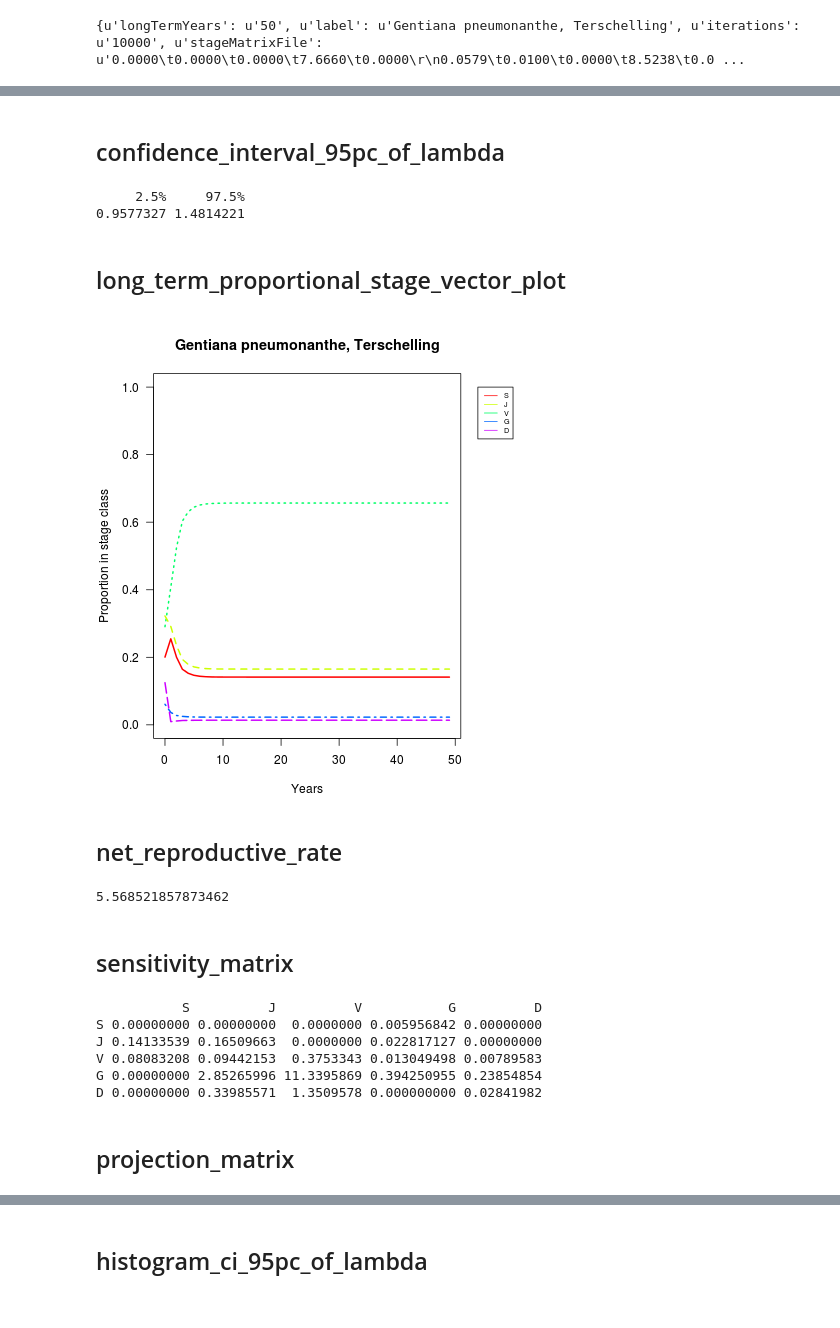
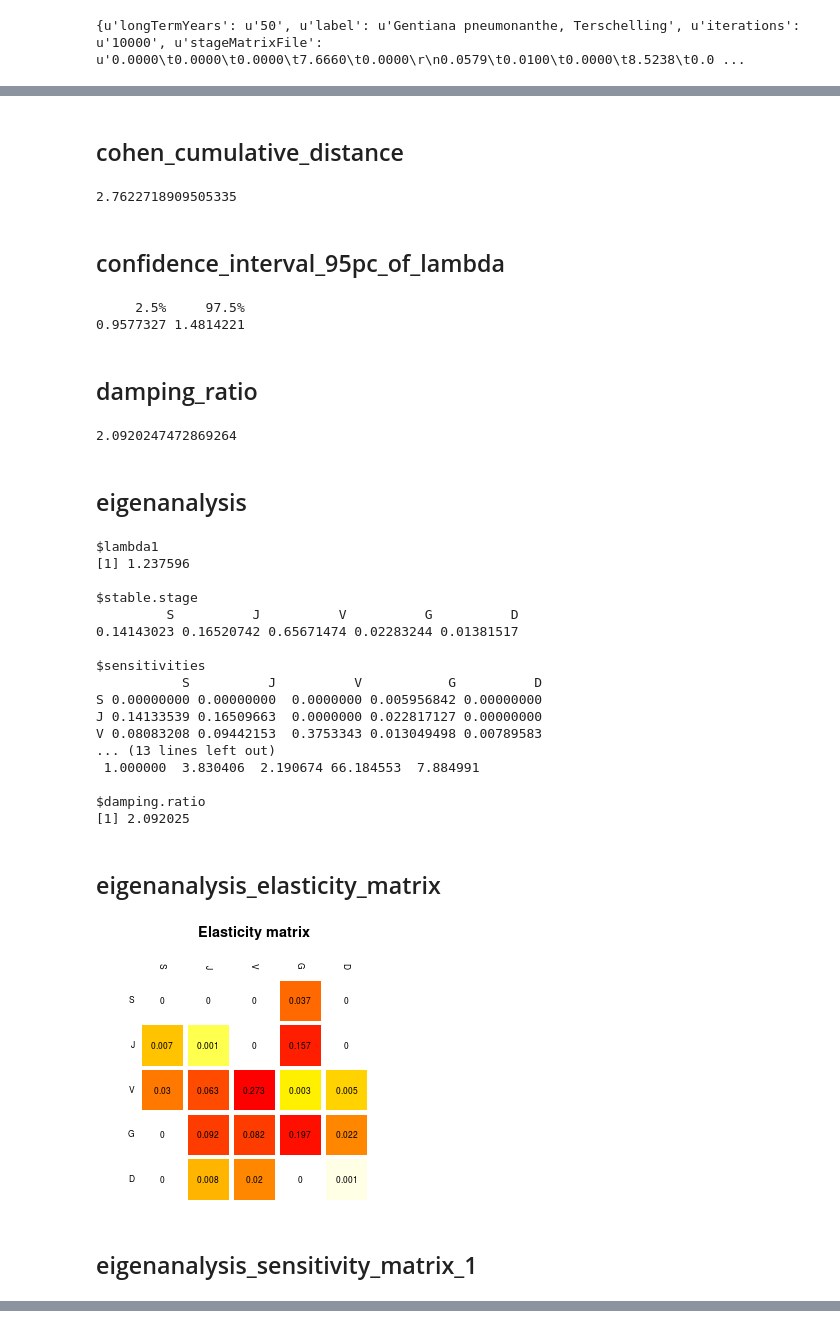
Before and after one commit to myGrid/DataHackLeiden, a Jupyter notebook: Player_example.ipynb, the cells around one changed output, grey strips where cells are left out. Saved outputs shown, nothing was run; the diff lists cells and outputs as text; code cells hidden in the pictures.

```diff
--- a/Player_example.ipynb
+++ b/Player_example.ipynb
@@ -65,27 +65,40 @@ r = w.run('Example notebook run', {})
 import imghdr
 from IPython.display import *
 # %%
-for k in r.outputs:
+for k in sorted(r.outputs):
     v = r.outputs[k]
     display_html(HTML('<h2>' + k + '</h2>'))
     guess = imghdr.what('', v)
     if guess == 'png':
         display_png(Image(v))
     else:
         print v
 # %% [output]
-confidence_interval_95pc_of_lambda
+cohen_cumulative_distance
-     2.5%     97.5%
-0.9577327 1.4814221
+2.7622718909505335
-long_term_proportional_stage_vector_plot
+confidence_interval_95pc_of_lambda
+     2.5%     97.5%
+0.9577327 1.4814221
+damping_ratio
+2.0920247472869264
+eigenanalysis
+$lambda1
+[1] 1.237596
+
+$stable.stage
+         S          J          V          G          D
+0.14143023 0.16520742 0.65671474 0.02283244 0.01381517
+
+$sensitivities
+           S          J          V           G          D
+S 0.00000000 0.00000000  0.0000000 0.005956842 0.00000000
+J 0.14133539 0.16509663  0.0000000 0.022817127 0.00000000
+V 0.08083208 0.09442153  0.3753343 0.013049498 0.00789583
+... (13 lines left out)
+ 1.000000  3.830406  2.190674 66.184553  7.884991
+
+$damping.ratio
+[1] 2.092025
+eigenanalysis_elasticity_matrix
-[figure, old version]
+[figure, new version]
-net_reproductive_rate
-5.568521857873462
-sensitivity_matrix
-           S          J          V           G          D
-S 0.00000000 0.00000000  0.0000000 0.005956842 0.00000000
-J 0.14133539 0.16509663  0.0000000 0.022817127 0.00000000
-V 0.08083208 0.09442153  0.3753343 0.013049498 0.00789583
-G 0.00000000 2.85265996 11.3395869 0.394250955 0.23854854
-D 0.00000000 0.33985571  1.3509578 0.000000000 0.02841982
-projection_matrix
+eigenanalysis_sensitivity_matrix_1
@@ -93 +105,0 @@ projection_matrix
-histogram_ci_95pc_of_lambda
```
Also changed, not shown: parts of 1 cell of this notebook.
